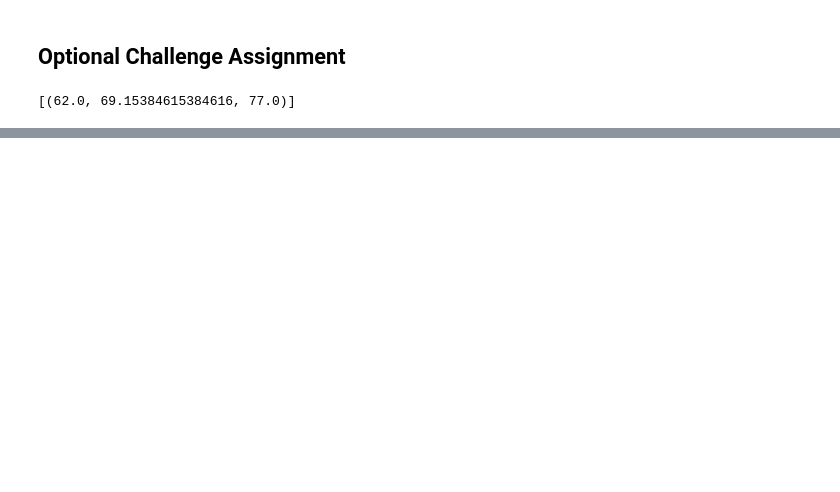
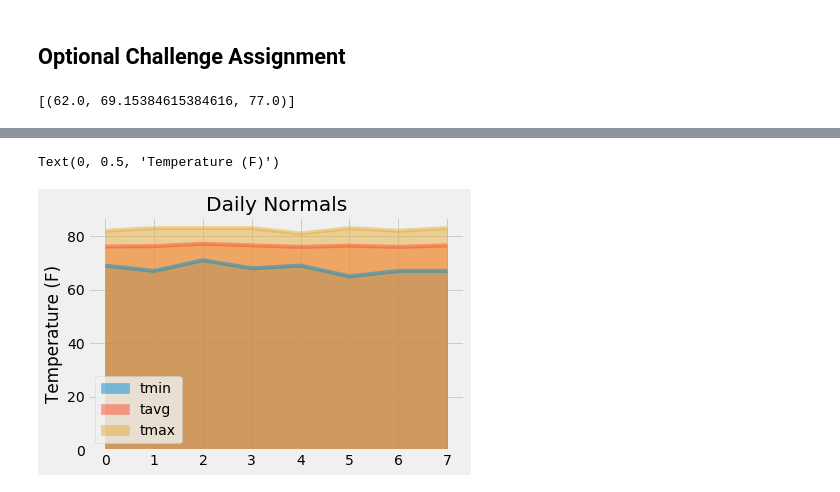
Before and after one commit to alexandermlecocq/homeworkprojects, a Jupyter notebook: 10_orm/Instructions/climate_Alexander_Lecocq.ipynb, the cells around one changed output, grey strips where cells are left out. Saved outputs shown, nothing was run; the diff lists cells and outputs as text; code cells hidden in the pictures; blank space fills up the shorter version.

```diff
--- a/10_orm/Instructions/climate_Alexander_Lecocq.ipynb
+++ b/10_orm/Instructions/climate_Alexander_Lecocq.ipynb
@@ -247,3 +279,6 @@ daily_normals("01-01")
 # %%
 # Plot the daily normals as an area plot with `stacked=False`
+fig1 = normal_df.plot(kind='area', stacked=False)
+fig1.set_title('Daily Normals')
+fig1.set_ylabel('Temperature (F)')
 # %% [output]
@@ -251,0 +285,2 @@ daily_normals("01-01")
+Text(0, 0.5, 'Temperature (F)')
+[figure, added]
```
Also changed, not shown: parts of 8 cells of this notebook.
